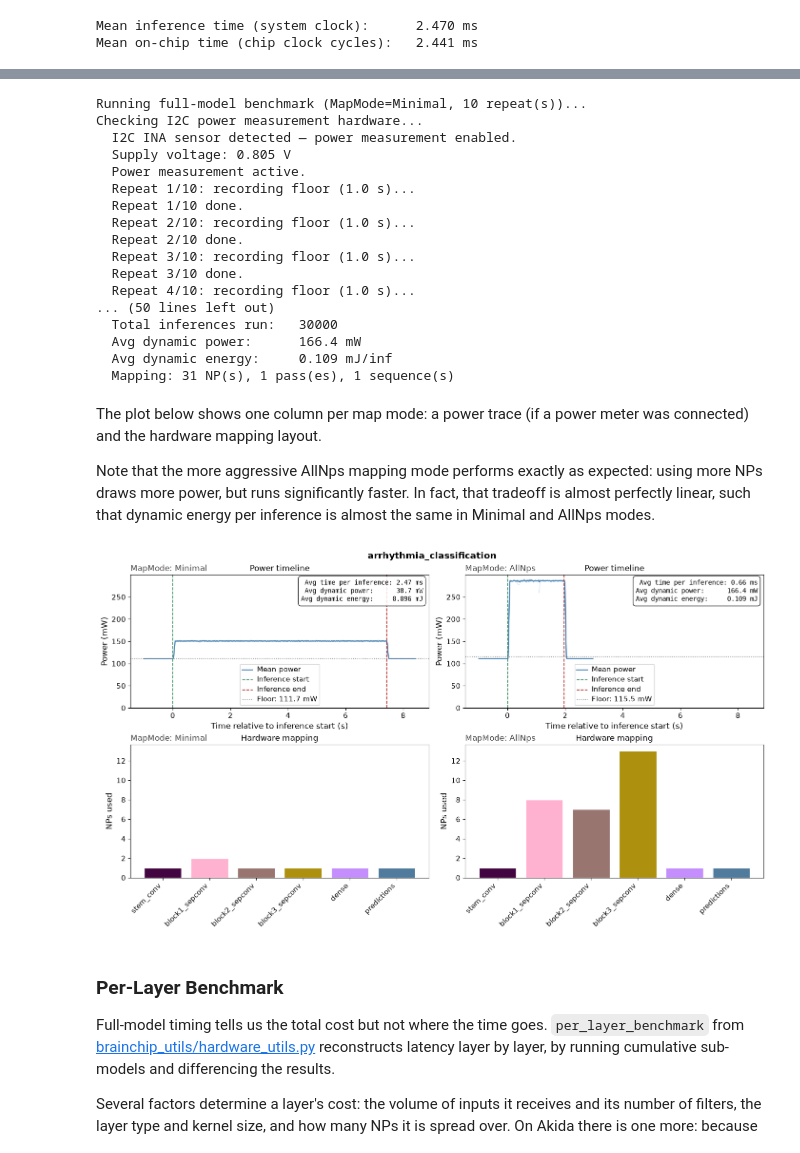
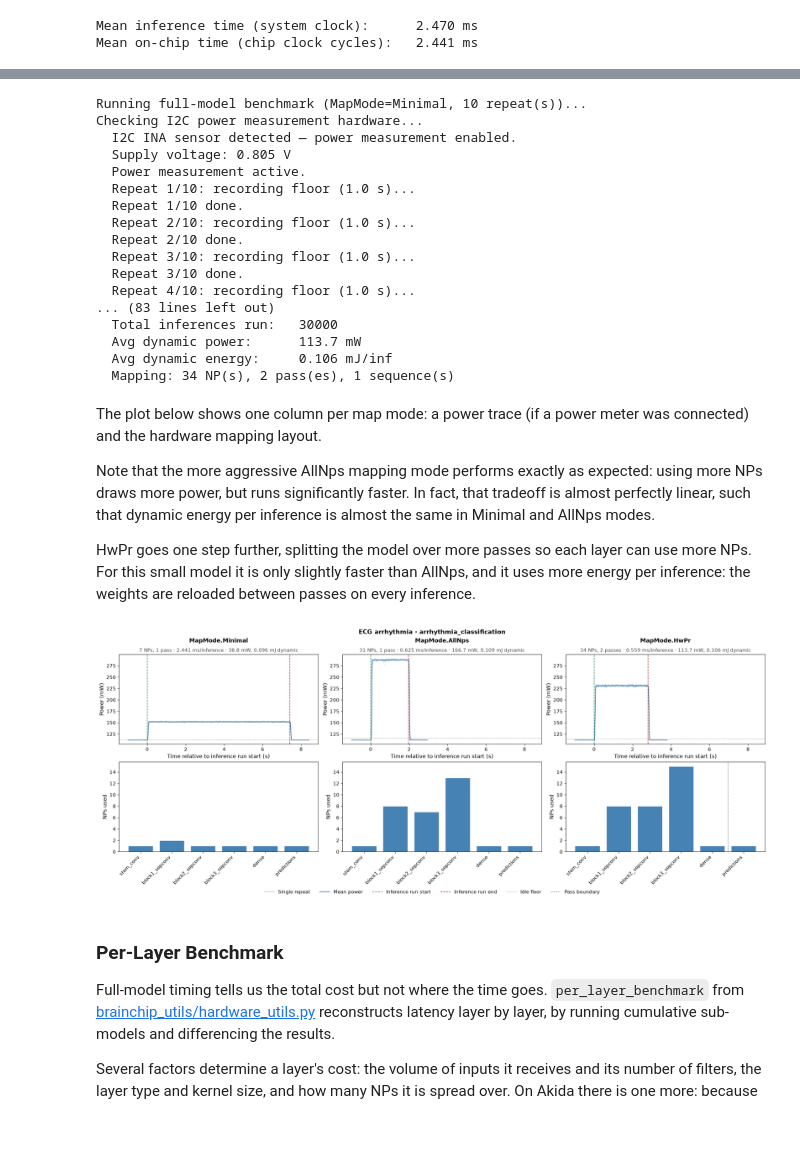
Before and after one commit to Brainchip-Inc/brainchip_devhub, a Jupyter notebook: akida1/model_zoo/arrhythmia_classification/arrhythmia_notebook_benchmark.ipynb, the cells around one changed output, grey strips where cells are left out. Cells and saved outputs as stored; diff of their text form; code cells hidden in the pictures.

```diff
--- a/akida1/model_zoo/arrhythmia_classification/arrhythmia_notebook_benchmark.ipynb
+++ b/akida1/model_zoo/arrhythmia_classification/arrhythmia_notebook_benchmark.ipynb
@@ -320,7 +313,7 @@ from brainchip_utils.hardware_utils import full_model_benchmark, get_mapping_sta
 from brainchip_utils.plot_utils import plot_full_model_results
 
 if device is not None:
-    map_modes = ['Minimal', 'AllNps']
+    map_modes = ['Minimal', 'AllNps', 'HwPr']
     POWER_REPEATS = 10
     full_results = {}
     for mm in map_modes:
@@ -350,11 +343,11 @@ Checking I2C power measurement hardware...
   Repeat 3/10: recording floor (1.0 s)...
   Repeat 3/10 done.
   Repeat 4/10: recording floor (1.0 s)...
-... (50 lines left out)
+... (83 lines left out)
   Total inferences run:   30000
-  Avg dynamic power:      166.4 mW
-  Avg dynamic energy:     0.109 mJ/inf
-  Mapping: 31 NP(s), 1 pass(es), 1 sequence(s)
+  Avg dynamic power:      113.7 mW
+  Avg dynamic energy:     0.106 mJ/inf
+  Mapping: 34 NP(s), 2 pass(es), 1 sequence(s)
 # %% [markdown]
 The plot below shows one column per map mode: a power trace (if a power meter was
 connected) and the hardware mapping layout.
@@ -363,12 +356,17 @@ Note that the more aggressive AllNps mapping mode performs exactly as expected:
 more NPs draws more power, but runs significantly faster. In fact, that tradeoff is
 almost perfectly linear, such that dynamic energy per inference is almost the same
 in Minimal and AllNps modes.
+
+HwPr goes one step further, splitting the model over more passes so each layer can use
+more NPs. For this small model it is only slightly faster than AllNps, and it uses more
+energy per inference: the weights are reloaded between passes on every inference.
 # %%
 if device is not None:
     plot_full_model_results(full_results, akida_model, device,
-                            model_name='arrhythmia_classification')
+                            model_name='arrhythmia_classification',
+                            example='ECG arrhythmia')
 # %% [output]
-[figure, old version]
+[figure, new version]
 # %% [markdown]
 ### Per-Layer Benchmark
 
```
Also changed, not shown: parts of 4 cells of this notebook, 51 other files.
